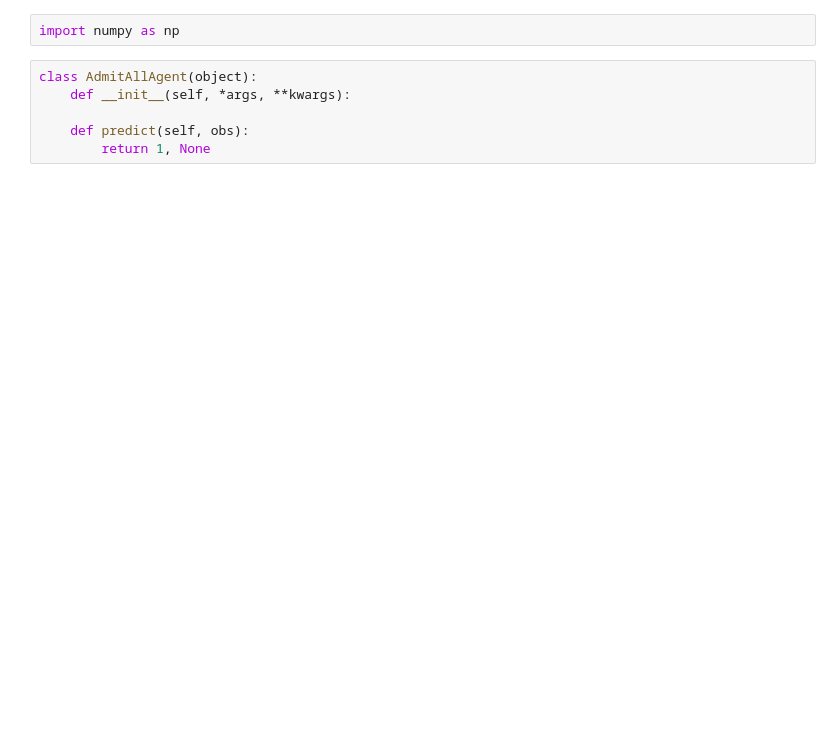
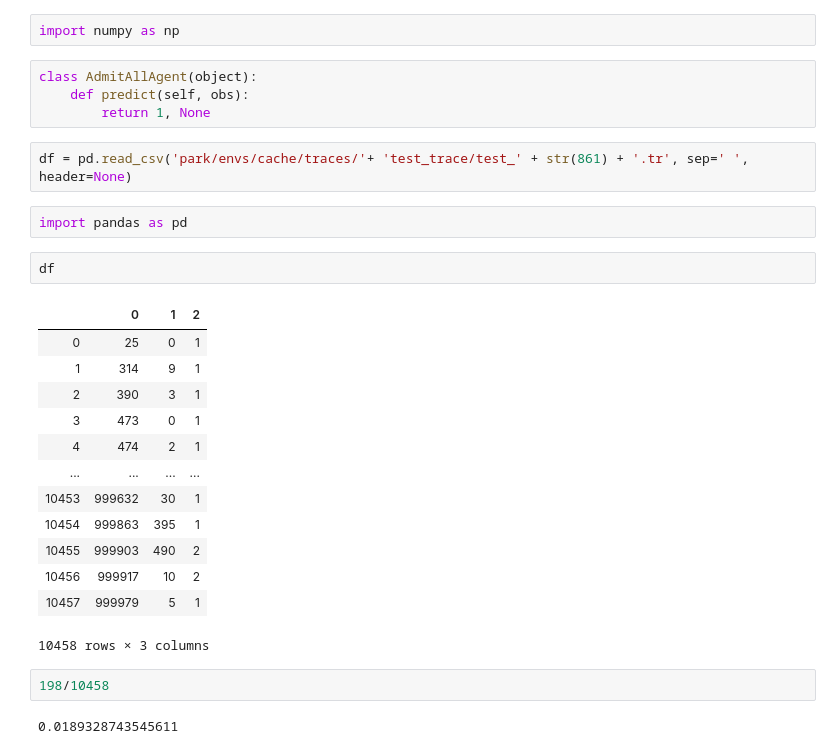
Before and after one commit to amogkam/park, a Jupyter notebook: Untitled.ipynb, the cells around one changed output. Cells and saved outputs as stored; diff of their text form; blank space fills up the shorter version.

```diff
--- a/Untitled.ipynb
+++ b/Untitled.ipynb
@@ -91,7 +113,29 @@ Mean reward: 4452.0 Num episodes: 2
 import numpy as np
 # %%
 class AdmitAllAgent(object):
-    def __init__(self, *args, **kwargs):
-
     def predict(self, obs):
         return 1, None
+# %%
+df = pd.read_csv('park/envs/cache/traces/'+ 'test_trace/test_' + str(861) + '.tr', sep=' ', header=None)
+# %%
+import pandas as pd
+# %%
+df
+# %% [output]
+|  | 0 | 1 | 2 |
+| 0 | 25 | 0 | 1 |
+| 1 | 314 | 9 | 1 |
+| 2 | 390 | 3 | 1 |
+| 3 | 473 | 0 | 1 |
+| 4 | 474 | 2 | 1 |
+| ... | ... | ... | ... |
+| 10453 | 999632 | 30 | 1 |
+| 10454 | 999863 | 395 | 1 |
+| 10455 | 999903 | 490 | 2 |
+| 10456 | 999917 | 10 | 2 |
+| 10457 | 999979 | 5 | 1 |
+10458 rows × 3 columns
+# %%
+198/10458
+# %% [output]
+0.0189328743545611
```
Also changed, not shown: parts of 8 cells of this notebook, 2 other files.
